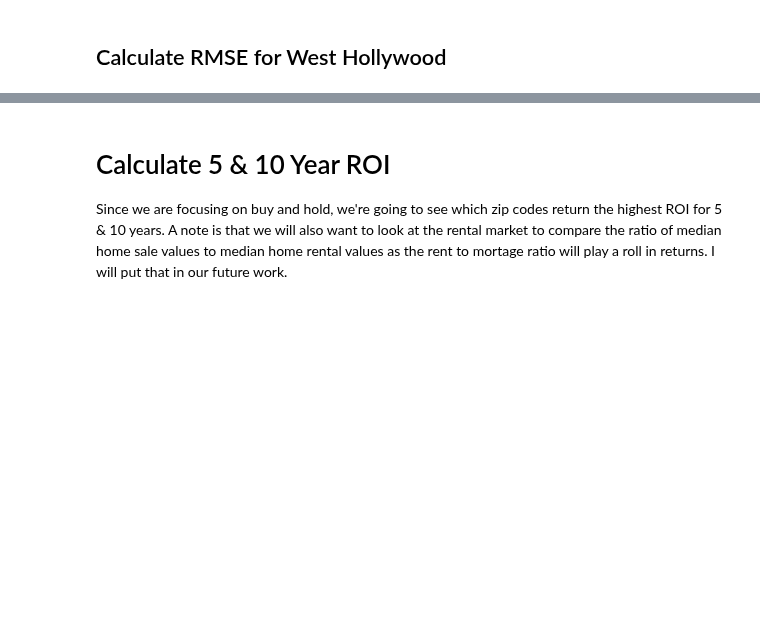
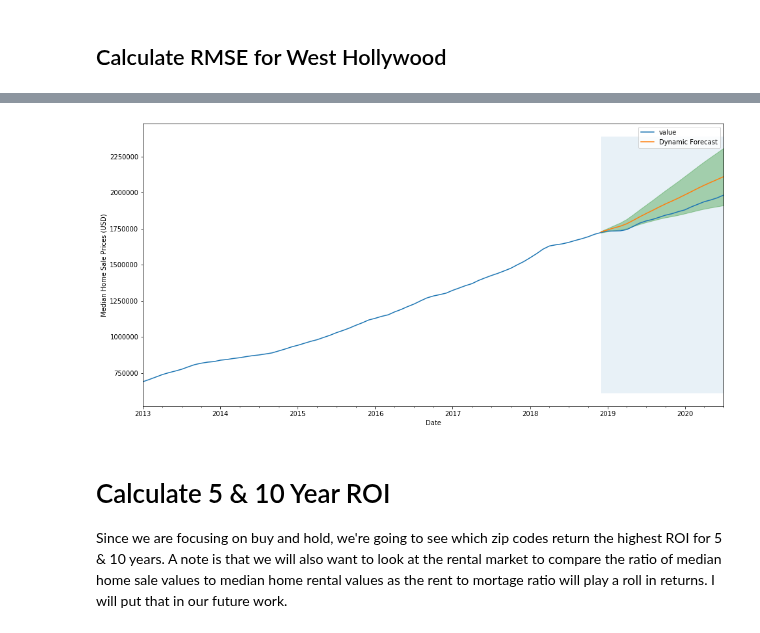
Before and after one commit to JessicaFB/Apple-vs-Android-Twitter-NLP, a Jupyter notebook: starter_notebook.ipynb, the cells around one changed output, grey strips where cells are left out. Drawn from its saved outputs; the diff is of its cells as text; code cells hidden in the pictures; blank space fills up the shorter version.

```diff
--- a/starter_notebook.ipynb
+++ b/starter_notebook.ipynb
@@ -343,20 +389,22 @@ pred_dynamic_conf = pred_dynamic.conf_int()
 # %%
 # Plot the dynamic forecast with confidence intervals.
 
 ax = WeHo['2013':].plot(label='observed', figsize=(16, 8))
 pred_dynamic.predicted_mean.plot(label='Dynamic Forecast', ax=ax)
 
 ax.fill_between(pred_dynamic_conf.index,
                 pred_dynamic_conf.iloc[:, 0],
                 pred_dynamic_conf.iloc[:, 1], color='g', alpha=.3)
 
-ax.fill_betweenx(ax.get_ylim(), pd.to_datetime('2018-12-31'), WeHo_forecasted.index[-1], alpha=.1, zorder=-1)
+ax.fill_betweenx(ax.get_ylim(), pd.to_datetime('2018-12-31'), WeHo_predicted.index[-1], alpha=.1, zorder=-1)
 
 ax.set_xlabel('Date')
 ax.set_ylabel('Median Home Sale Prices (USD)')
 
 plt.legend()
 plt.show()
+# %% [output]
+[figure, added]
 # %% [markdown]
 # Calculate 5 & 10 Year ROI
 
```
Also changed, not shown: parts of 11 cells of this notebook.
